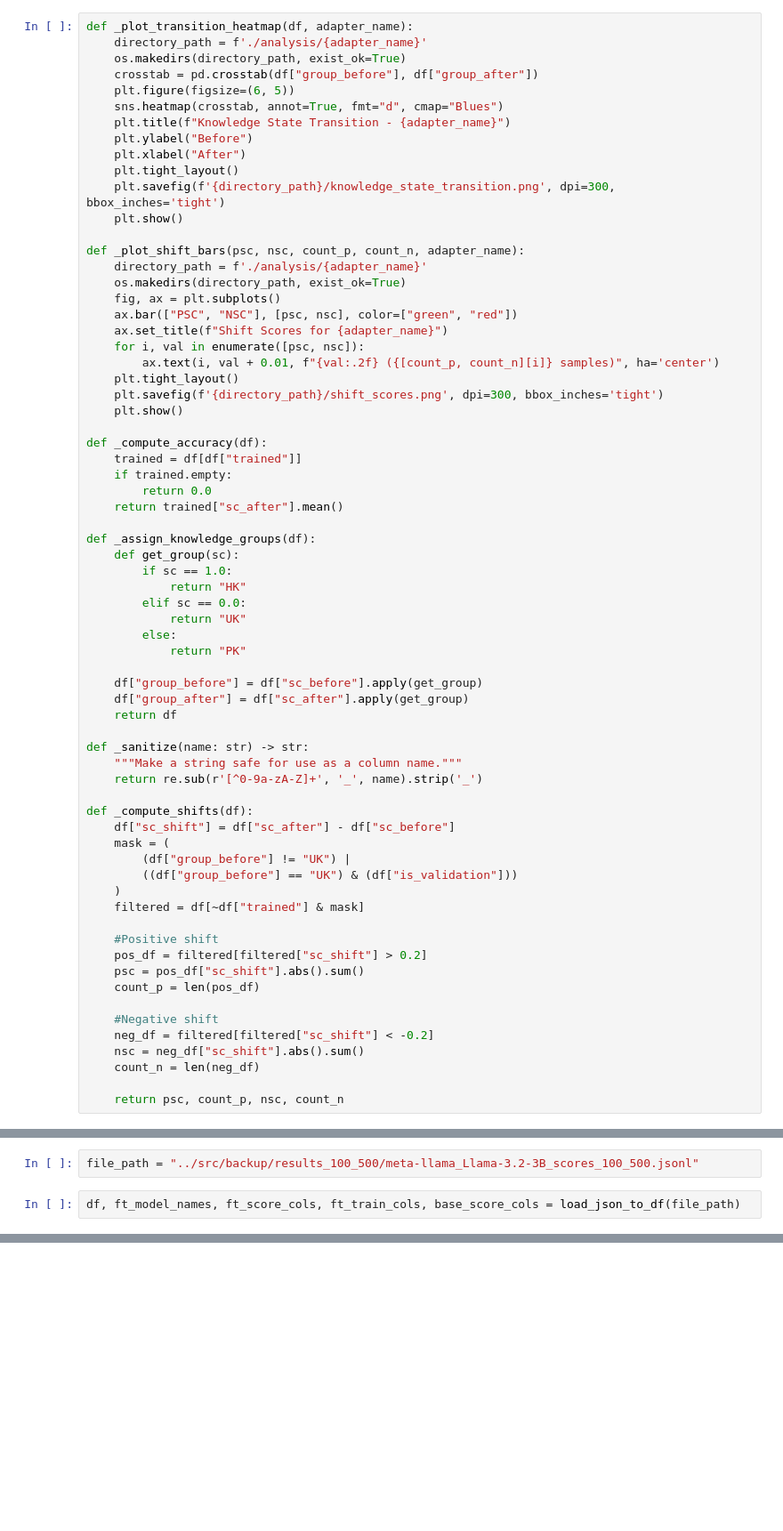
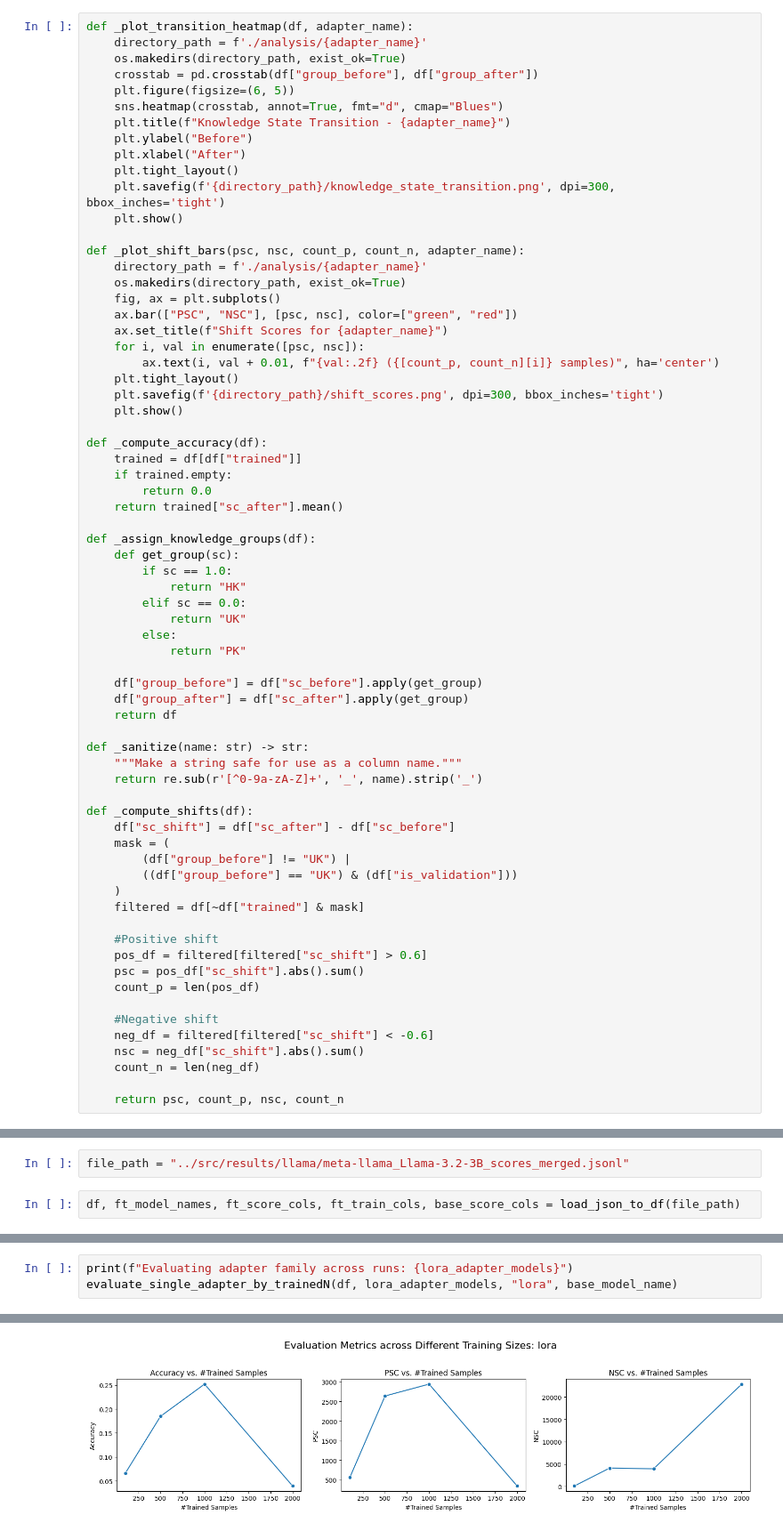
Before and after one commit to Guy-Bilitski/UIOrthoLoRA, a Jupyter notebook: notebooks/tuner_knowledge/notebooks/eval_playground.ipynb, the cells around one changed output, grey strips where cells are left out. Shown at 89% size. Cells and saved outputs as stored; diff of their text form; blank space fills up the shorter version.

```diff
--- a/notebooks/tuner_knowledge/notebooks/eval_playground.ipynb
+++ b/notebooks/tuner_knowledge/notebooks/eval_playground.ipynb
@@ -64,12 +64,12 @@ def _compute_shifts(df):
     filtered = df[~df["trained"] & mask]
 
     #Positive shift
-    pos_df = filtered[filtered["sc_shift"] > 0.2]
+    pos_df = filtered[filtered["sc_shift"] > 0.6]
     psc = pos_df["sc_shift"].abs().sum()
     count_p = len(pos_df)
 
     #Negative shift
-    neg_df = filtered[filtered["sc_shift"] < -0.2]
+    neg_df = filtered[filtered["sc_shift"] < -0.6]
     nsc = neg_df["sc_shift"].abs().sum()
     count_n = len(neg_df)
 
@@ -292,7 +292,7 @@ def evaluate_single_adapter_by_trainedN(
 
     return results_df
 # %%
-file_path = "../src/backup/results_100_500/meta-llama_Llama-3.2-3B_scores_100_500.jsonl"
+file_path = "../src/results/llama/meta-llama_Llama-3.2-3B_scores_merged.jsonl"
 # %%
 df, ft_model_names, ft_score_cols, ft_train_cols, base_score_cols = load_json_to_df(file_path)
 # %%
@@ -313,0 +336,4 @@ Evaluating adapter family across runs: ['meta-llama_Llama-3.2-3B_uiortholora_tr1
+# %%
+print(f"Evaluating adapter family across runs: {lora_adapter_models}")
+evaluate_single_adapter_by_trainedN(df, lora_adapter_models, "lora", base_model_name)
+# %% [output]
@@ -313,0 +341 @@ Evaluating adapter family across runs: ['meta-llama_Llama-3.2-3B_uiortholora_tr1
+[figure, added]
```
Also changed, not shown: parts of 9 cells of this notebook, 35 other files.
